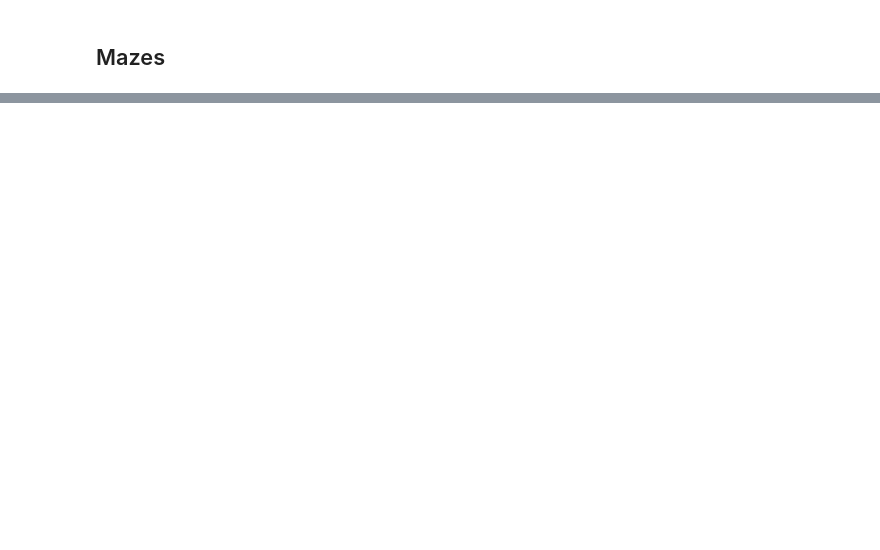
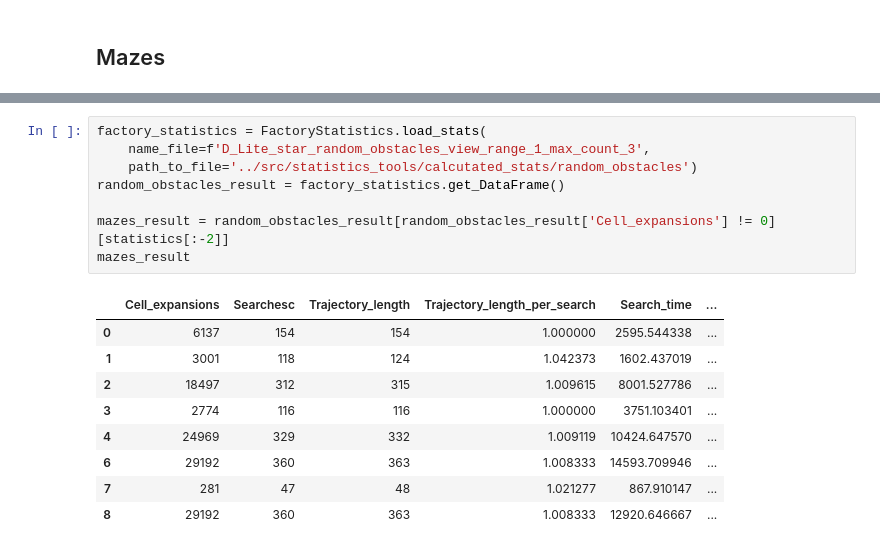
Before and after one commit to Pricolno/D_star_lite_vs_LSS_LRTA_star, a Jupyter notebook: REPORT/report.ipynb, the cells around one changed output, grey strips where cells are left out. Cells and saved outputs as stored; diff of their text form; blank space fills up the shorter version.

```diff
--- a/REPORT/report.ipynb
+++ b/REPORT/report.ipynb
@@ -134,0 +152,18 @@ plt.show()
+# %%
+factory_statistics = FactoryStatistics.load_stats(
+    name_file=f'D_Lite_star_random_obstacles_view_range_1_max_count_3',
+    path_to_file='../src/statistics_tools/calcutated_stats/random_obstacles')
+random_obstacles_result = factory_statistics.get_DataFrame()
+
+mazes_result = random_obstacles_result[random_obstacles_result['Cell_expansions'] != 0][statistics[:-2]]
+mazes_result
+# %% [output]
+|  | Cell_expansions | Searchesc | Trajectory_length | Trajectory_length_per_search | Search_time | ... |
+| 0 | 6137 | 154 | 154 | 1.000000 | 2595.544338 | ... |
+| 1 | 3001 | 118 | 124 | 1.042373 | 1602.437019 | ... |
+| 2 | 18497 | 312 | 315 | 1.009615 | 8001.527786 | ... |
+| 3 | 2774 | 116 | 116 | 1.000000 | 3751.103401 | ... |
+| 4 | 24969 | 329 | 332 | 1.009119 | 10424.647570 | ... |
+| 6 | 29192 | 360 | 363 | 1.008333 | 14593.709946 | ... |
+| 7 | 281 | 47 | 48 | 1.021277 | 867.910147 | ... |
+| 8 | 29192 | 360 | 363 | 1.008333 | 12920.646667 | ... |
```
Also changed, not shown: parts of 14 cells of this notebook, 4 other files.
